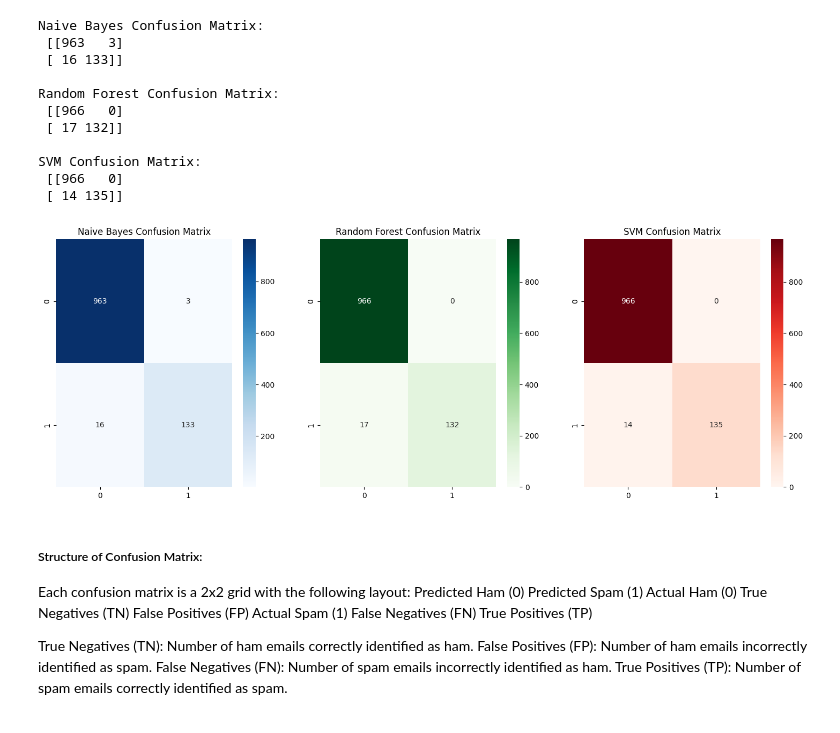
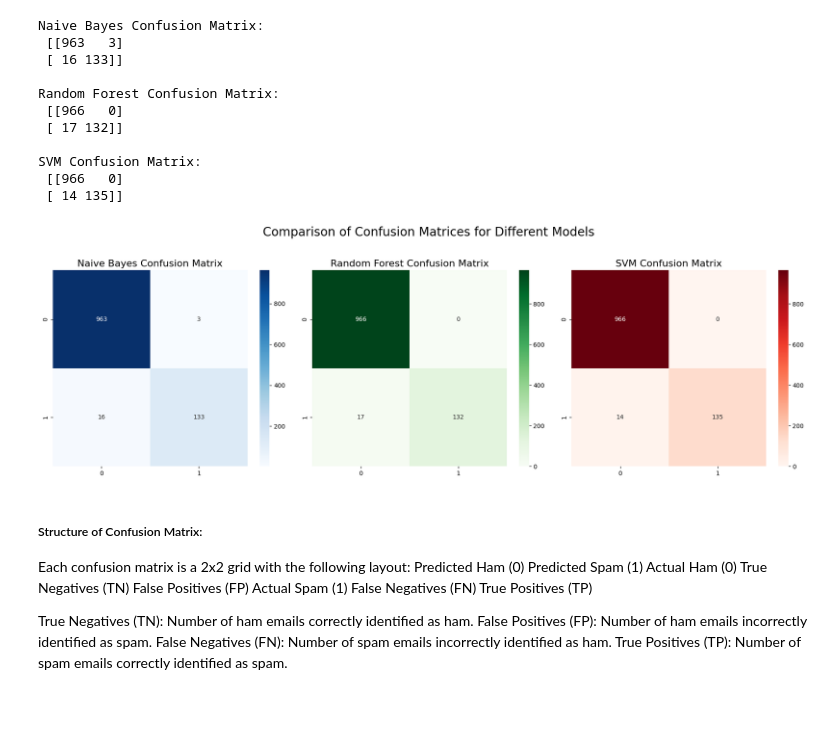
Before and after one commit to enduringwriter/Artificial_Intelligence_COMSC_150AI, a Jupyter notebook: As11_NLP_SPAM_v_HAM_Email_Classification/as_nlp_spam-2_Keith_Stateson.ipynb, the cells around one changed output. Saved outputs shown, nothing was run; the diff lists cells and outputs as text; code cells hidden in the pictures.

Commit message:
updated visual displays As11 NLP

```diff
--- a/As11_NLP_SPAM_v_HAM_Email_Classification/as_nlp_spam-2_Keith_Stateson.ipynb
+++ b/As11_NLP_SPAM_v_HAM_Email_Classification/as_nlp_spam-2_Keith_Stateson.ipynb
@@ -577,25 +581,27 @@ SVM Confusion Matrix:
 # %%
 from sklearn.metrics import confusion_matrix
 
 # Naive Bayes Confusion Matrix
 conf_matrix_nb = confusion_matrix(y_test, y_pred_nb)
 conf_matrix_rf = confusion_matrix(y_test, y_pred_rf)
 conf_matrix_svm = confusion_matrix(y_test, y_pred_svm)
 
 fig, ax = plt.subplots(1, 3, figsize=(18, 6))
 
 sns.heatmap(conf_matrix_nb, annot=True, fmt='d', cmap='Blues', ax=ax[0])
-ax[0].set_title('Naive Bayes Confusion Matrix')
+ax[0].set_title('Naive Bayes Confusion Matrix', fontsize=16)
 
 sns.heatmap(conf_matrix_rf, annot=True, fmt='d', cmap='Greens', ax=ax[1])
-ax[1].set_title('Random Forest Confusion Matrix')
+ax[1].set_title('Random Forest Confusion Matrix', fontsize=16)
 
 sns.heatmap(conf_matrix_svm, annot=True, fmt='d', cmap='Reds', ax=ax[2])
-ax[2].set_title('SVM Confusion Matrix')
+ax[2].set_title('SVM Confusion Matrix', fontsize=16)
 
+fig.suptitle('Comparison of Confusion Matrices for Different Models', fontsize=20)
+plt.tight_layout(rect=[0, 0, 1, 0.95])  # Adjust the bottom of the rect to provide more space for the title
 plt.show()
 # %% [output]
-[figure, old version]
+[figure, new version]
 # %% [markdown]
 ##### Structure of Confusion Matrix:
 Each confusion matrix is a 2x2 grid with the following layout:
```
Also changed, not shown: parts of 7 cells of this notebook, 1 other file.
